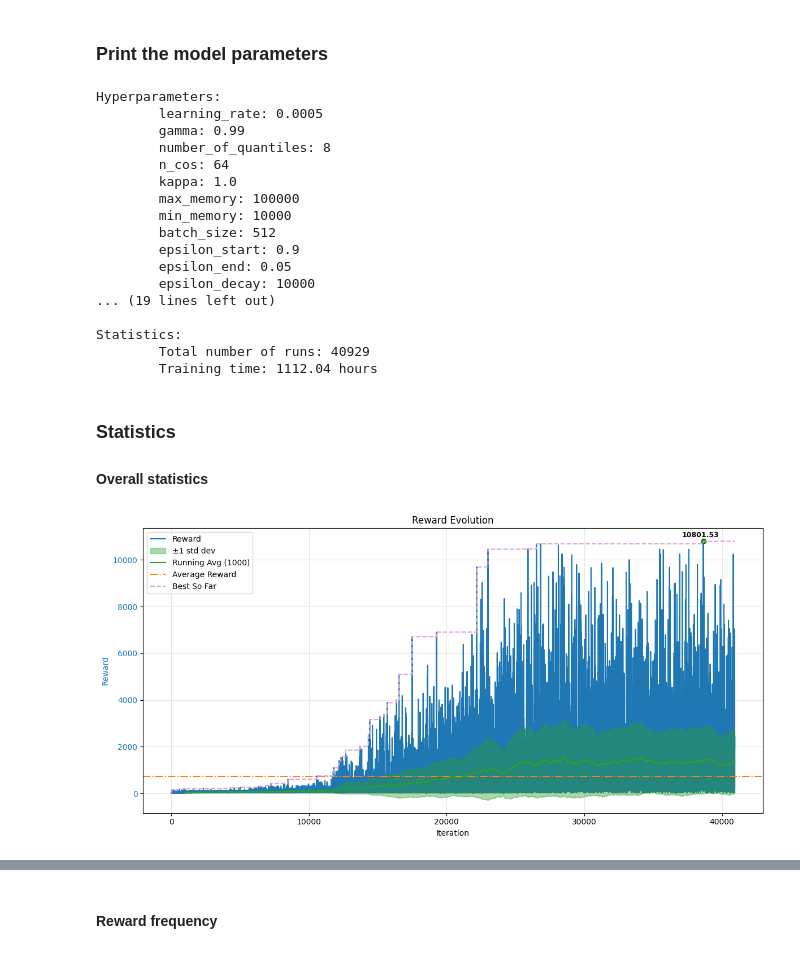
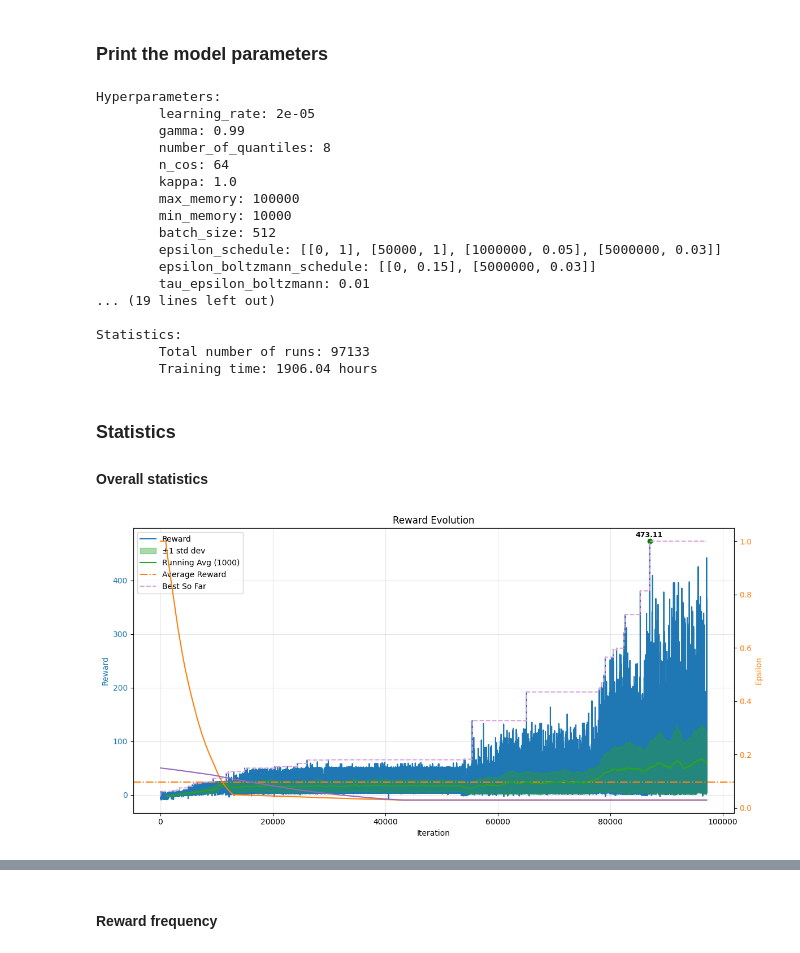
Before and after one commit to OscarJauffret/Tomate-Mozza, a Jupyter notebook: src/utils/plot_stats.ipynb, the cells around one changed output, grey strips where cells are left out. Drawn from its saved outputs; the diff is of its cells as text; code cells hidden in the pictures.

```diff
--- a/src/utils/plot_stats.ipynb
+++ b/src/utils/plot_stats.ipynb
@@ -8,7 +8,7 @@ import os
 # %% [markdown]
 ### Select the .json file to plot
 # %%
-file_path = "../../models/steph/stats.json"
+file_path = "../../models/scaled_reward_4/stats.json"
 if not os.path.exists(file_path):
     raise FileNotFoundError(f"File not found: {file_path}")
 
@@ -32,7 +32,7 @@ print(f"\tTotal number of runs: {run_dict['statistics']['total number of runs']}
 print(f"\tTraining time: {run_dict['statistics']['training time']['hours']:.2f} hours")
 # %% [output]
 Hyperparameters:
-        learning_rate: 0.0005
+        learning_rate: 2e-05
         gamma: 0.99
         number_of_quantiles: 8
         n_cos: 64
@@ -40,19 +40,21 @@ Hyperparameters:
         max_memory: 100000
         min_memory: 10000
         batch_size: 512
-        epsilon_start: 0.9
-        epsilon_end: 0.05
-        epsilon_decay: 10000
+        epsilon_schedule: [[0, 1], [50000, 1], [1000000, 0.05], [5000000, 0.03]]
+        epsilon_boltzmann_schedule: [[0, 0.15], [5000000, 0.03]]
+        tau_epsilon_boltzmann: 0.01
 ... (19 lines left out)
 
 Statistics:
-        Total number of runs: 40929
-        Training time: 1112.04 hours
+        Total number of runs: 97133
+        Training time: 1906.04 hours
 # %% [markdown]
 ### Statistics
 #### Overall statistics
 # %%
 rewards = [run["reward"] for run in run_dict["runs"]]
+epsilon = [run["epsilon"] for run in run_dict["runs"]]
+epsilon_boltzmann = [run["epsilon_boltzmann"] for run in run_dict["runs"]]
 number_of_runs = run_dict["statistics"]["total number of runs"]
 average_reward = run_dict["statistics"]["average reward"]
 best_reward = run_dict["statistics"]["best reward"]
@@ -85,34 +87,40 @@ ax1.fill_between(
     alpha=0.4,
     label="±1 std dev",
     zorder=2
 )
 ax1.plot(range(window_size - 1, number_of_runs), running_avg, color='tab:green', linestyle='-', label=f"Running Avg ({window_size})", zorder=3)
 
 
 ax1.axhline(y=average_reward, color='tab:orange', linestyle='-.', label="Average Reward")
 ax1.plot(best_so_far, color='plum', linestyle='--', label="Best So Far")
 
 ax1.scatter(best_iteration, best_reward, color='g')
 ax1.annotate(f"{best_reward:.2f}",
              xy=(best_iteration, best_reward),
              xytext=(-(len(str(f"{best_reward:.2f}"))) // 3 * 9, 5),  # 10 pixels right of the point
              textcoords='offset points',
              fontsize=9,
              color='k',
              weight='bold')
 
 
 # Secondary axis - Epsilon
+ax2 = ax1.twinx()
+color = "tab:orange"
+ax2.set_ylabel("Epsilon", color=color)
+ax2.plot(epsilon, color='tab:orange', label="Epsilon", zorder=1)
+ax2.plot(epsilon_boltzmann, color='tab:purple', label="Epsilon Boltzmann", zorder=1)
+ax2.tick_params(axis="y", labelcolor=color)
 
 # Add legends
 lines1, labels1 = ax1.get_legend_handles_labels()
 ax1.legend(lines1, labels1, loc='upper left')
 
 plt.title("Reward Evolution")
 plt.tight_layout()
 plt.show()
 # %% [output]
-[figure, old version]
+[figure, new version]
 # %%
 finishes = np.array([run["has_finished"] for run in run_dict["runs"]])
 spawn_points = np.array([run["spawn_point"] for run in run_dict["runs"]])
```
Also changed, not shown: parts of 3 cells of this notebook, 5 other files.
